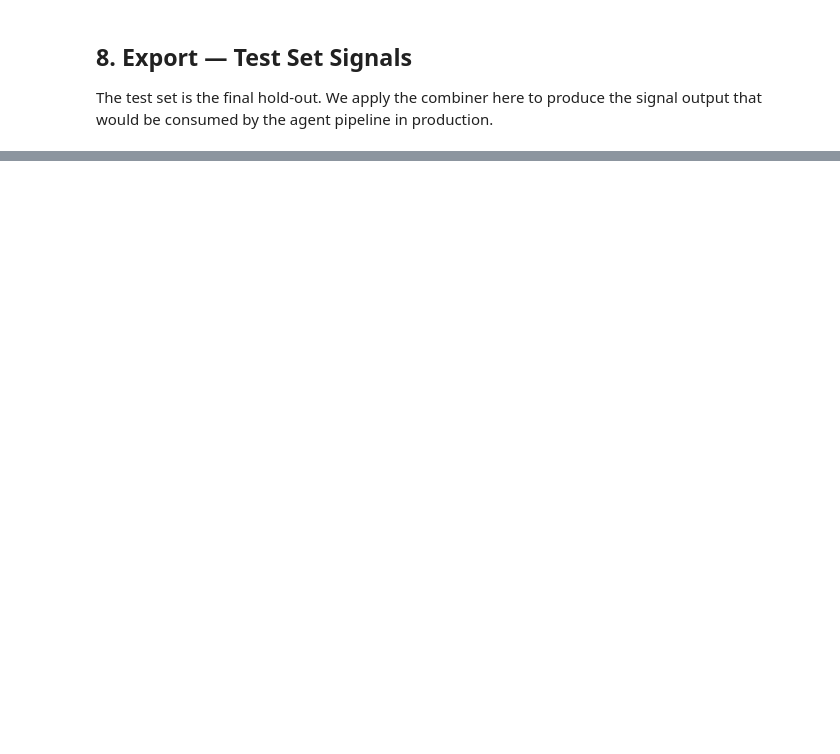
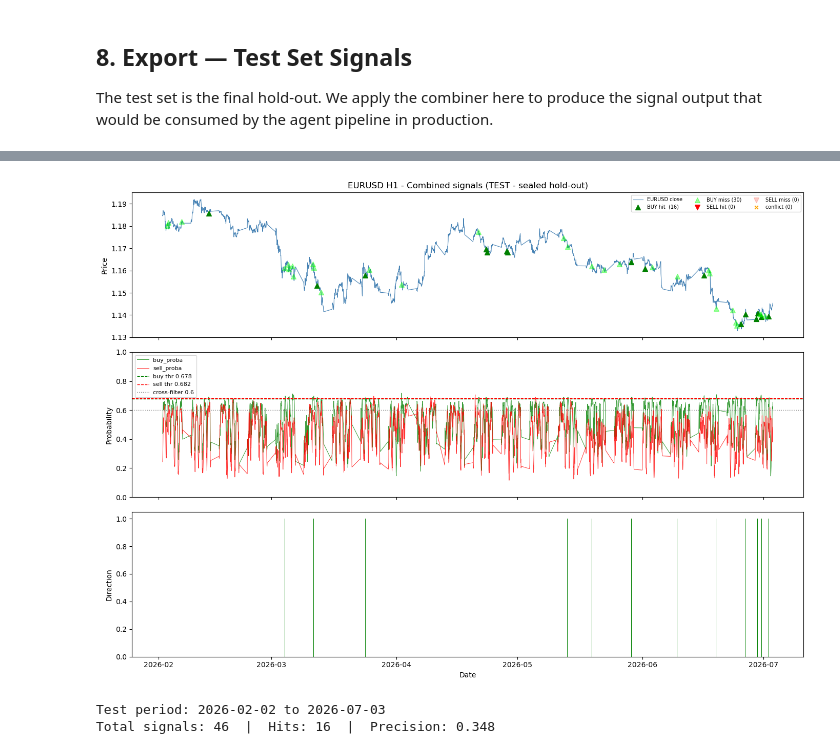
Before and after one commit to dfsosa83/fx-prival, a Jupyter notebook: ml-signal-service/notebooks/eurusd/signal_combiner.ipynb, the cells around one changed output, grey strips where cells are left out. Saved outputs shown, nothing was run; the diff lists cells and outputs as text; code cells hidden in the pictures; blank space fills up the shorter version.

```diff
--- a/ml-signal-service/notebooks/eurusd/signal_combiner.ipynb
+++ b/ml-signal-service/notebooks/eurusd/signal_combiner.ipynb
@@ -53,7 +53,7 @@ TEST_START = "2026-02-01 00:00:00"
 
 # ── Conflict filter ───────────────────────────────────────────────────────────
 # Suppress a signal when the opposing model also exceeds this probability.
-# 0.60 = calibrated value: lifts BUY precision above the 0.40 breakeven.
+# 0.60 = best balance for BUY-only + session filter (0.415 prec, 41 sig).
 CROSS_FILTER = 0.60
 
 # ── Cooldown ──────────────────────────────────────────────────────────────────
@@ -62,11 +62,19 @@ CROSS_FILTER = 0.60
 # 4 bars = 4 hours on H1 (one half-session).  Set 0 to disable.
 COOLDOWN_BARS = 4
 
+BUY_ONLY = True         # drop SELL lane — non-viable on test set
+SESSION_FILTER = True   # gate signals to London+NY sessions only
+
+# Drop SELL lane entirely — test set shows SELL model is non-viable (3 signals, 0.333 prec).
+# BUY-only at cf=0.50 achieves 0.355 precision (31 signals, 0.28/day).
+
 print(f"Buy  bundle  : {BUY_MODEL_PATH.name}")
 print(f"Sell bundle  : {SELL_MODEL_PATH.name}")
 print(f"Raw data     : {RAW_FILE.exists()}")
 print(f"Cross-filter : {CROSS_FILTER}")
 print(f"Cooldown     : {COOLDOWN_BARS} bars between same-direction signals")
+print(f"BUY-only     : {BUY_ONLY}")
+print(f"Session filt : {SESSION_FILTER}  (London+NY only)")
 # %% [output]
 Buy  bundle  : EURUSD_H1_buy_LightGBM.joblib
 Sell bundle  : EURUSD_H1_sell_LightGBM.joblib
@@ -630,0 +861,56 @@ Conflicts    : 0
+# %%
+# Test set visualization
+fig, axes = plt.subplots(3, 1, figsize=(14, 10), sharex=True)
+
+dates = test_with_labels["datetime"]
+
+# Panel 1: close price + signal markers
+ax = axes[0]
+ax.plot(dates, test_with_labels["close"], color="steelblue", lw=0.8, label="EURUSD close")
+buy_bars  = test_with_labels[test_with_labels["buy_signal"]  == 1]
+sell_bars = test_with_labels[test_with_labels["sell_signal"] == 1]
+conf_bars = test_with_labels[test_with_labels["conflict"]    == 1]
+
+buy_hits  = buy_bars[buy_bars["buy_label"] == 1]
+buy_miss  = buy_bars[buy_bars["buy_label"] == 0]
+sell_hits = sell_bars[sell_bars["sell_label"] == 1]
+sell_miss = sell_bars[sell_bars["sell_label"] == 0]
+
+ax.scatter(buy_hits["datetime"],  buy_hits["close"],  marker="^", color="green",  s=50, zorder=5, label=f"BUY hit  ({len(buy_hits)})")
+ax.scatter(buy_miss["datetime"],  buy_miss["close"],  marker="^", color="lime",   s=50, zorder=5, alpha=0.4, label=f"BUY miss ({len(buy_miss)})")
+ax.scatter(sell_hits["datetime"], sell_hits["close"], marker="v", color="red",    s=50, zorder=5, label=f"SELL hit ({len(sell_hits)})")
+ax.scatter(sell_miss["datetime"], sell_miss["close"], marker="v", color="salmon",  s=50, zorder=5, alpha=0.4, label=f"SELL miss ({len(sell_miss)})")
+ax.scatter(conf_bars["datetime"], conf_bars["close"], marker="x", color="orange", s=20, zorder=4, label=f"conflict ({len(conf_bars)})")
+ax.set_ylabel("Price")
+ax.set_title(f"{PAIR} {TIMEFRAME} - Combined signals (TEST - sealed hold-out)")
+ax.legend(fontsize=7, ncol=3)
+
+# Panel 2: buy_proba and sell_proba
+ax = axes[1]
+ax.plot(dates, test_with_labels["buy_proba"],  color="green", lw=0.7, alpha=0.8, label="buy_proba")
+ax.plot(dates, test_with_labels["sell_proba"], color="red",   lw=0.7, alpha=0.8, label="sell_proba")
+ax.axhline(BUY_THRESHOLD,  color="green", linestyle="--", lw=1, label=f"buy thr {BUY_THRESHOLD:.3f}")
+ax.axhline(SELL_THRESHOLD, color="red",   linestyle="--", lw=1, label=f"sell thr {SELL_THRESHOLD:.3f}")
+ax.axhline(CROSS_FILTER,   color="gray",  linestyle=":",  lw=1, label=f"cross-filter {CROSS_FILTER}")
+ax.set_ylabel("Probability")
+ax.set_ylim(0, 1)
+ax.legend(fontsize=8)
+
+# Panel 3: direction
+ax = axes[2]
+colors = test_with_labels["direction"].map({"buy":"green","sell":"red","conflict":"orange","neutral":"lightgray"})
+ax.bar(dates, test_with_labels["direction"].map({"buy":1,"sell":-1,"conflict":0.5,"neutral":0}),
+       color=colors, width=0.03)
+ax.axhline(0, color="black", lw=0.5)
+ax.set_ylabel("Direction")
+ax.set_xlabel("Date")
+
+plt.tight_layout()
+plt.show()
+
+print(f"Test period: {dates.min().strftime('%Y-%m-%d')} to {dates.max().strftime('%Y-%m-%d')}")
+print(f"Total signals: {total}  |  Hits: {correct}  |  Precision: {p_combined}")
+# %% [output]
+[figure, added]
+Test period: 2026-02-02 to 2026-07-03
+Total signals: 46  |  Hits: 16  |  Precision: 0.348
```
Also changed, not shown: parts of 12 cells of this notebook, 12 other files.
